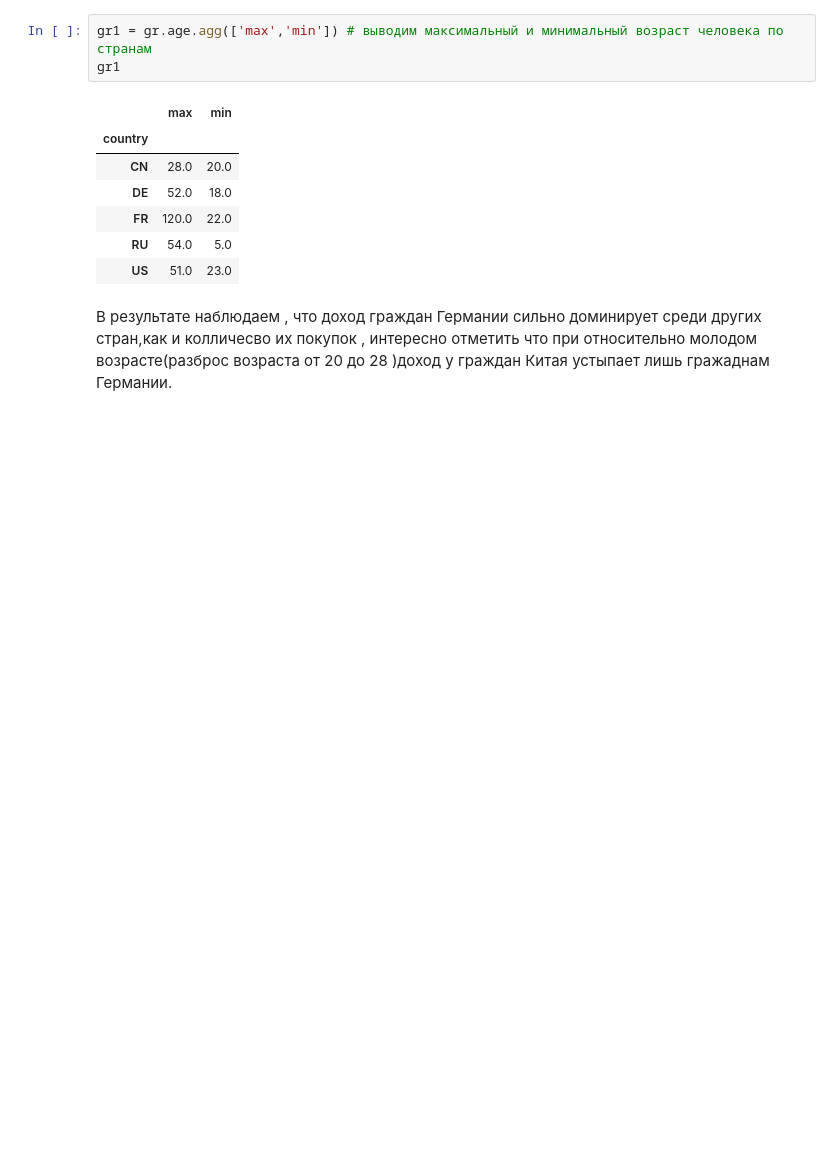
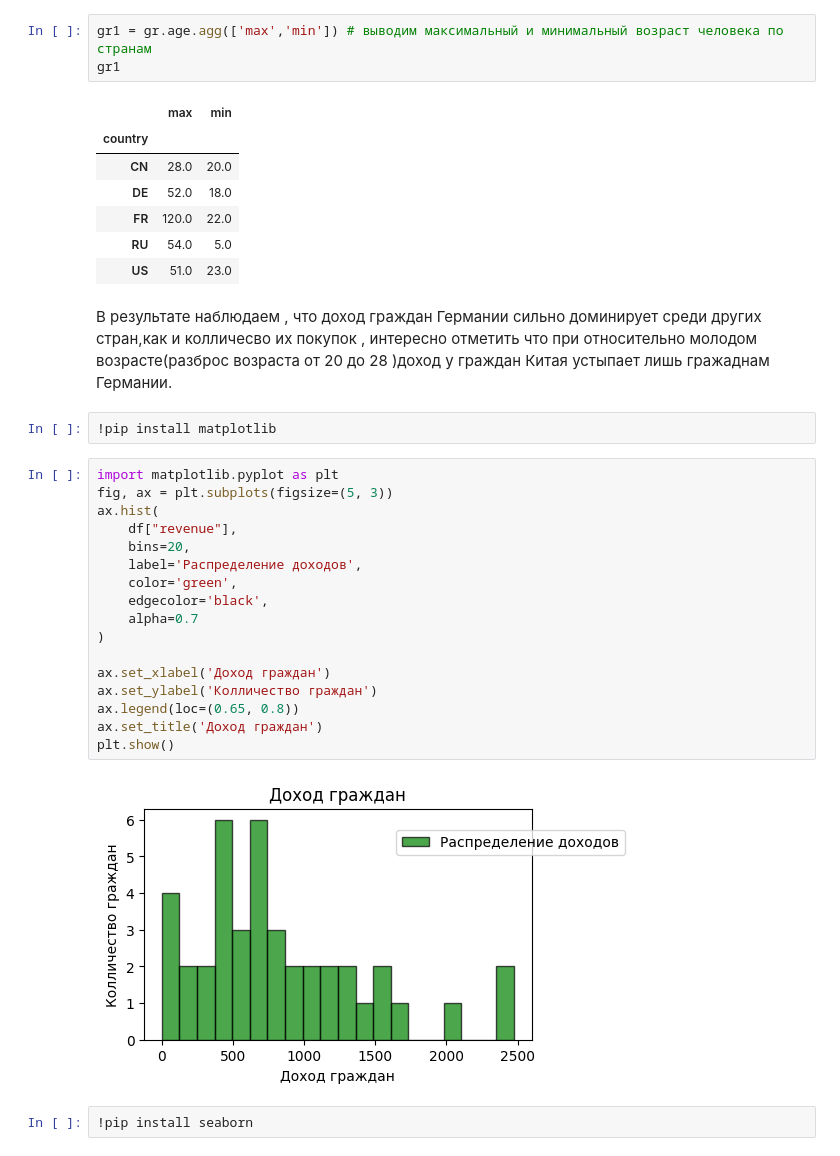
Before and after one commit to FazilM566/engineering, a Jupyter notebook: homeworks/HW02/HW02.ipynb, the cells around one changed output. Drawn from its saved outputs; the diff is of its cells as text; blank space fills up the shorter version.

Commit message:
Update homework 02(visualization)

```diff
--- a/homeworks/HW02/HW02.ipynb
+++ b/homeworks/HW02/HW02.ipynb
@@ -164,3 +164,26 @@ gr1
 | US | 51.0 | 23.0 |
 # %% [markdown]
 В результате наблюдаем , что доход граждан Германии сильно доминирует среди других стран,как и колличесво их покупок , интересно отметить что при  относительно молодом возрасте(разброс возраста от 20 до 28 )доход у граждан Китая устыпает лишь гражаднам Германии.
+# %%
+!pip install matplotlib
+# %%
+import matplotlib.pyplot as plt
+fig, ax = plt.subplots(figsize=(5, 3))
+ax.hist(
+    df["revenue"],
+    bins=20,
+    label='Распределение доходов',
+    color='green',
+    edgecolor='black',
+    alpha=0.7
+)
+
+ax.set_xlabel('Доход граждан')
+ax.set_ylabel('Колличество граждан')
+ax.legend(loc=(0.65, 0.8))
+ax.set_title('Доход граждан')
+plt.show()
+# %% [output]
+[figure, added]
+# %%
+!pip install seaborn
```
Also changed, not shown: parts of 7 cells of this notebook.
